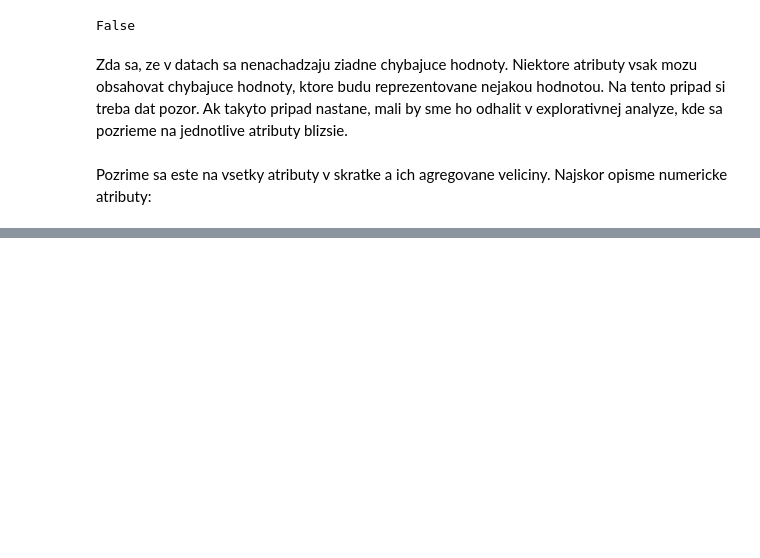
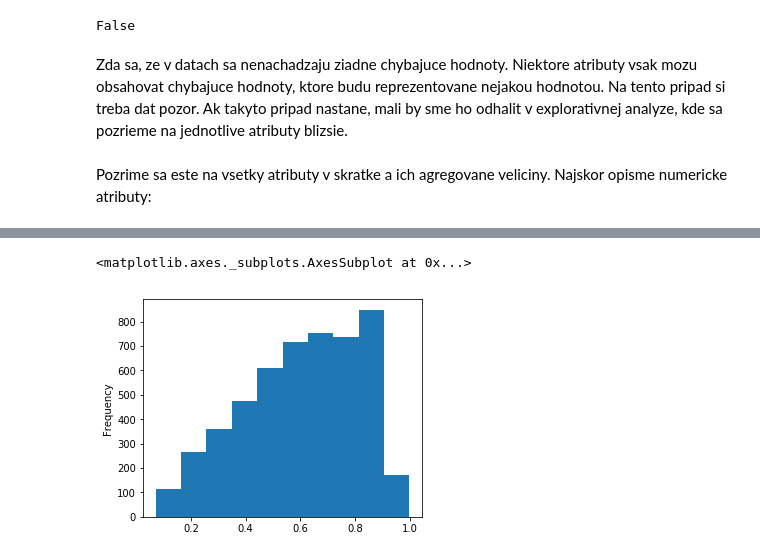
Before and after one commit to pmacinec/vos2-co-training, a Jupyter notebook: deskriptivna_explorativna_analyza.ipynb, the cells around one changed output, grey strips where cells are left out. Saved outputs shown, nothing was run; the diff lists cells and outputs as text; code cells hidden in the pictures; blank space fills up the shorter version.

```diff
--- a/deskriptivna_explorativna_analyza.ipynb
+++ b/deskriptivna_explorativna_analyza.ipynb
@@ -113,0 +296,4 @@ V explorativnej analyze sa pozrieme na jednotlive atributy trocha hlbsie. Pokusi
+# %%
+values = df[df['alchemy_category_score'] != '?']
+values['alchemy_category_score'] = pd.to_numeric(values['alchemy_category_score'])
+values['alchemy_category_score'].describe()
@@ -113,0 +314,5 @@ V explorativnej analyze sa pozrieme na jednotlive atributy trocha hlbsie. Pokusi
+# %%
+values['alchemy_category_score'].plot(kind = 'hist')
+# %% [output]
+<matplotlib.axes._subplots.AxesSubplot at 0x...>
+[figure, added]
```
Also changed, not shown: parts of 242 cells of this notebook.
